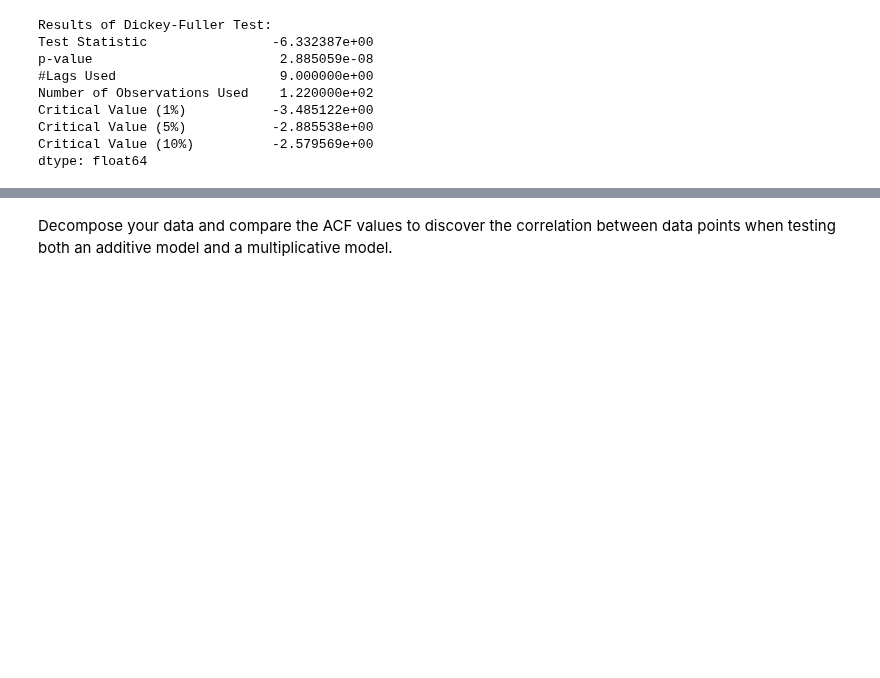
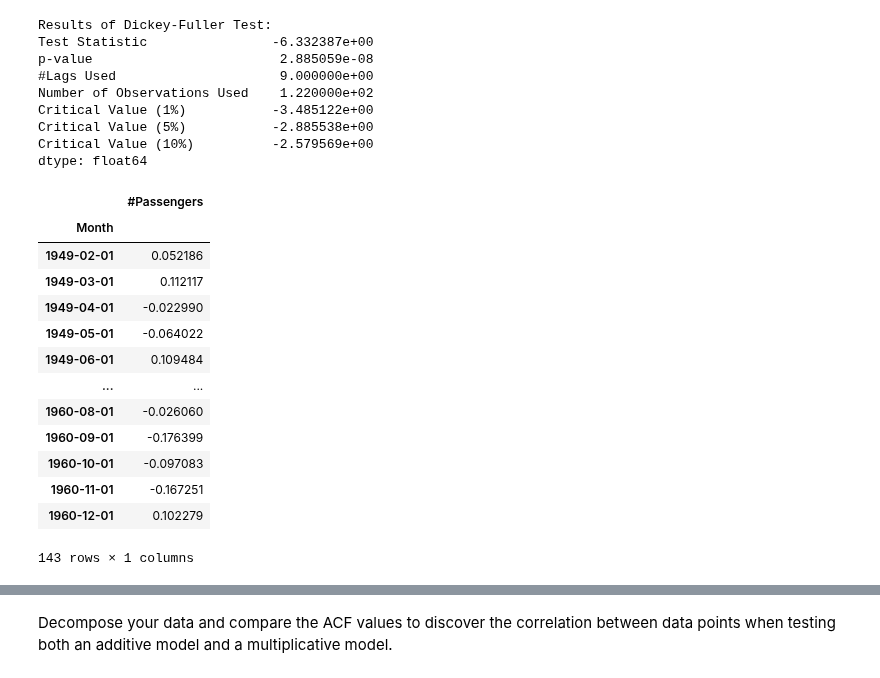
Before and after one commit to Rhuck1/Bitcoin-Price-Analysis, a Jupyter notebook: research/edureka_time_series_analysis.ipynb, the cells around one changed output, grey strips where cells are left out. Saved outputs shown, nothing was run; the diff lists cells and outputs as text; code cells hidden in the pictures; blank space fills up the shorter version.

```diff
--- a/research/edureka_time_series_analysis.ipynb
+++ b/research/edureka_time_series_analysis.ipynb
@@ -282,6 +282,23 @@ Critical Value (1%)           -3.485122e+00
 Critical Value (5%)           -2.885538e+00
 Critical Value (10%)          -2.579569e+00
 dtype: float64
+# %%
+datasetLogDiffShifting
+# %% [output]
+|  | #Passengers |
+| Month |  |
+| 1949-02-01 | 0.052186 |
+| 1949-03-01 | 0.112117 |
+| 1949-04-01 | -0.022990 |
+| 1949-05-01 | -0.064022 |
+| 1949-06-01 | 0.109484 |
+| ... | ... |
+| 1960-08-01 | -0.026060 |
+| 1960-09-01 | -0.176399 |
+| 1960-10-01 | -0.097083 |
+| 1960-11-01 | -0.167251 |
+| 1960-12-01 | 0.102279 |
+143 rows × 1 columns
 # %%
 # ACF and PACF plots:
 from statsmodels.tsa.stattools import acf, pacf
```
Also changed, not shown: parts of 13 cells of this notebook, 6 other files.
